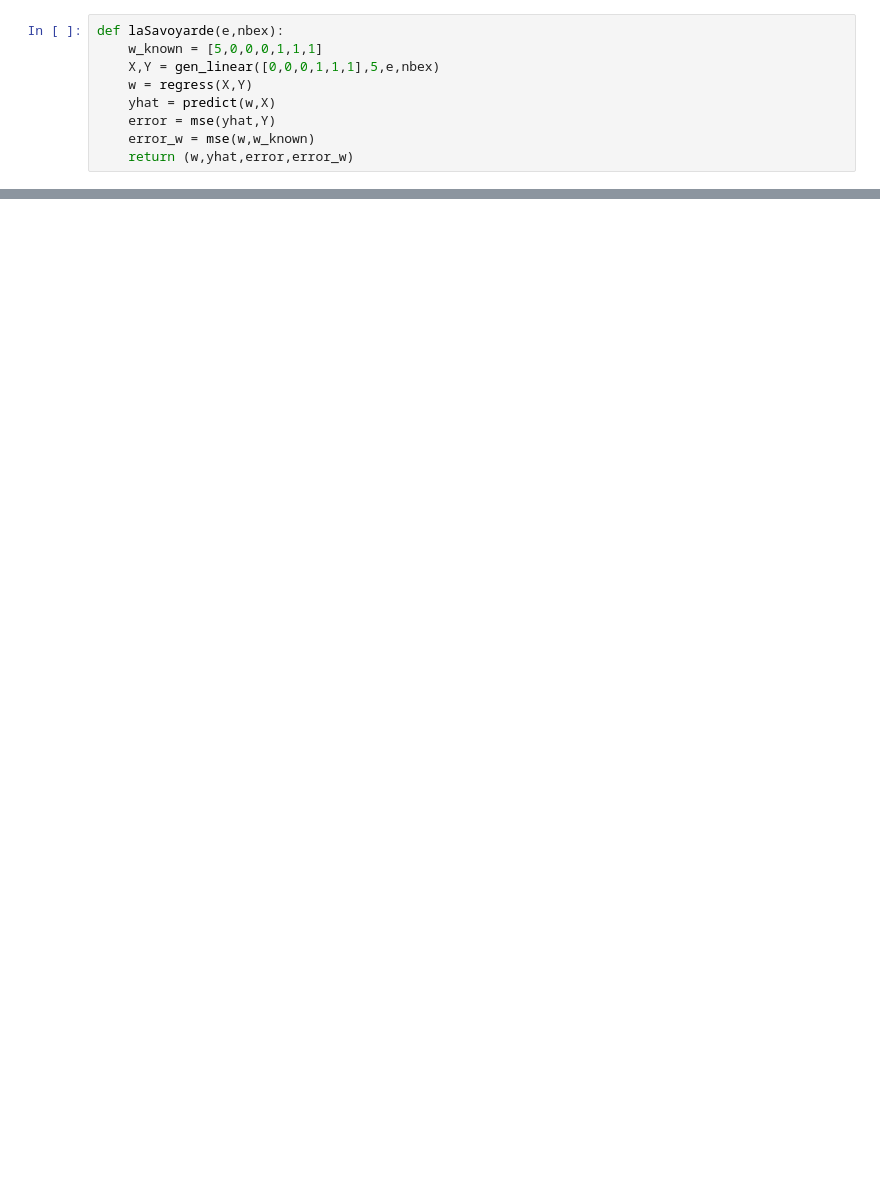
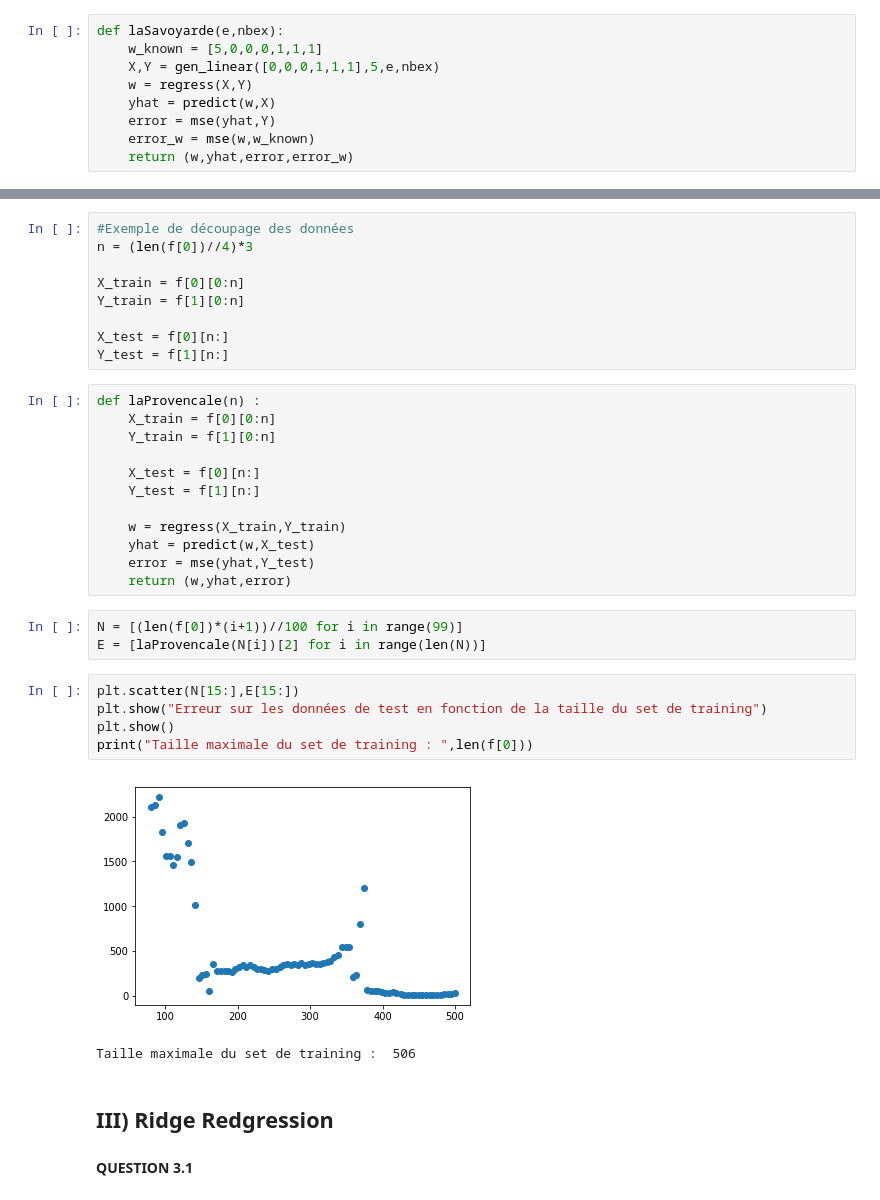
Before and after one commit to Diiso/machine_learning, a Jupyter notebook: tp1/tp1.ipynb, the cells around one changed output, grey strips where cells are left out. Saved outputs shown, nothing was run; the diff lists cells and outputs as text; blank space fills up the shorter version.

```diff
--- a/tp1/tp1.ipynb
+++ b/tp1/tp1.ipynb
@@ -173,0 +291,36 @@ TypeError: list indices must be integers or slices, not tuple
+# %%
+#Exemple de découpage des données
+n = (len(f[0])//4)*3
+
+X_train = f[0][0:n]
+Y_train = f[1][0:n]
+
+X_test = f[0][n:]
+Y_test = f[1][n:]
+# %%
+def laProvencale(n) :
+    X_train = f[0][0:n]
+    Y_train = f[1][0:n]
+
+    X_test = f[0][n:]
+    Y_test = f[1][n:]
+
+    w = regress(X_train,Y_train)
+    yhat = predict(w,X_test)
+    error = mse(yhat,Y_test)
+    return (w,yhat,error)
+# %%
+N = [(len(f[0])*(i+1))//100 for i in range(99)]
+E = [laProvencale(N[i])[2] for i in range(len(N))]
+# %%
+plt.scatter(N[15:],E[15:])
+plt.show("Erreur sur les données de test en fonction de la taille du set de training")
+plt.show()
+print("Taille maximale du set de training : ",len(f[0]))
+# %% [output]
+[figure, added]
+Taille maximale du set de training :  506
+# %% [markdown]
+## III) Ridge Redgression
+# %% [markdown]
+**QUESTION 3.1**
```
Also changed, not shown: parts of 60 cells of this notebook, 5 other files.
